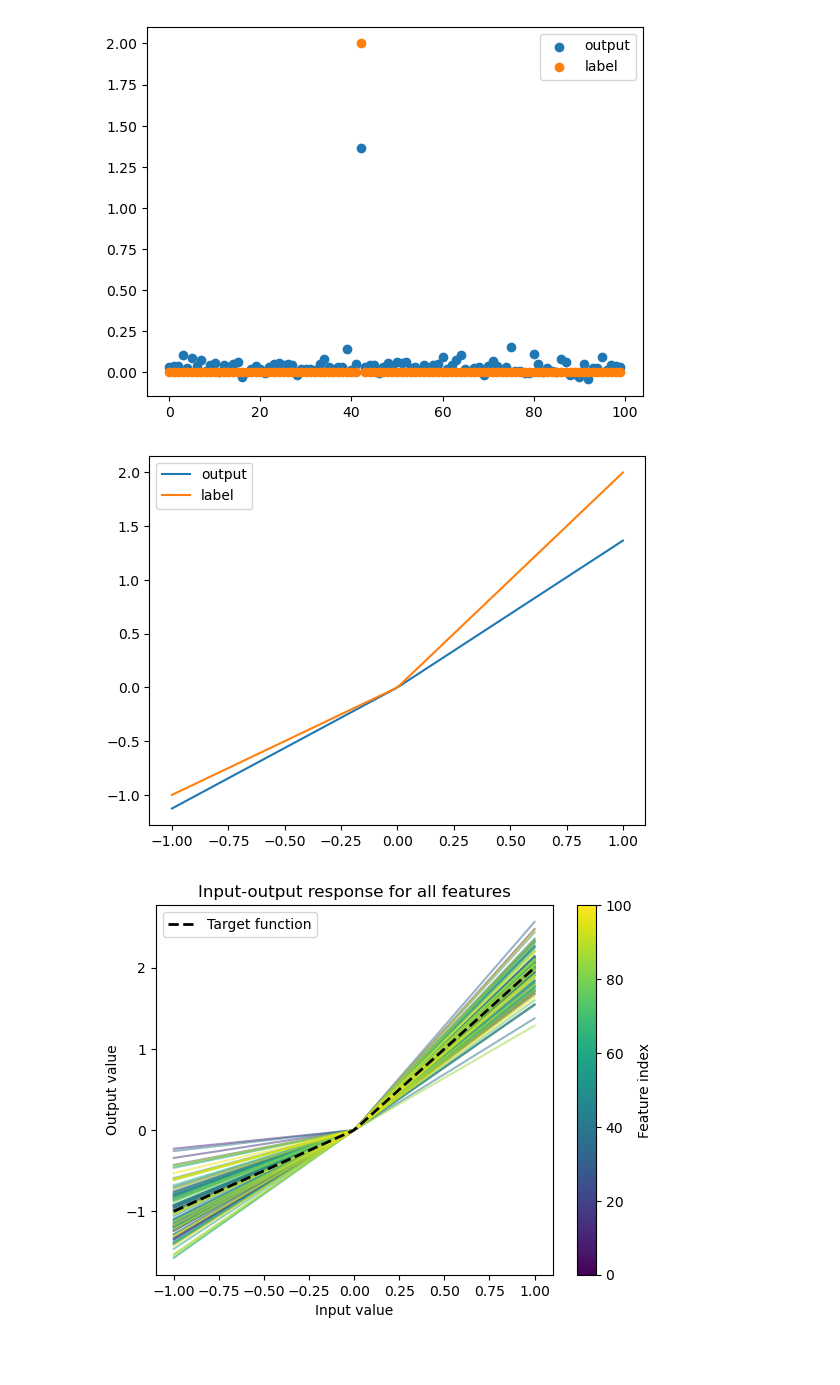
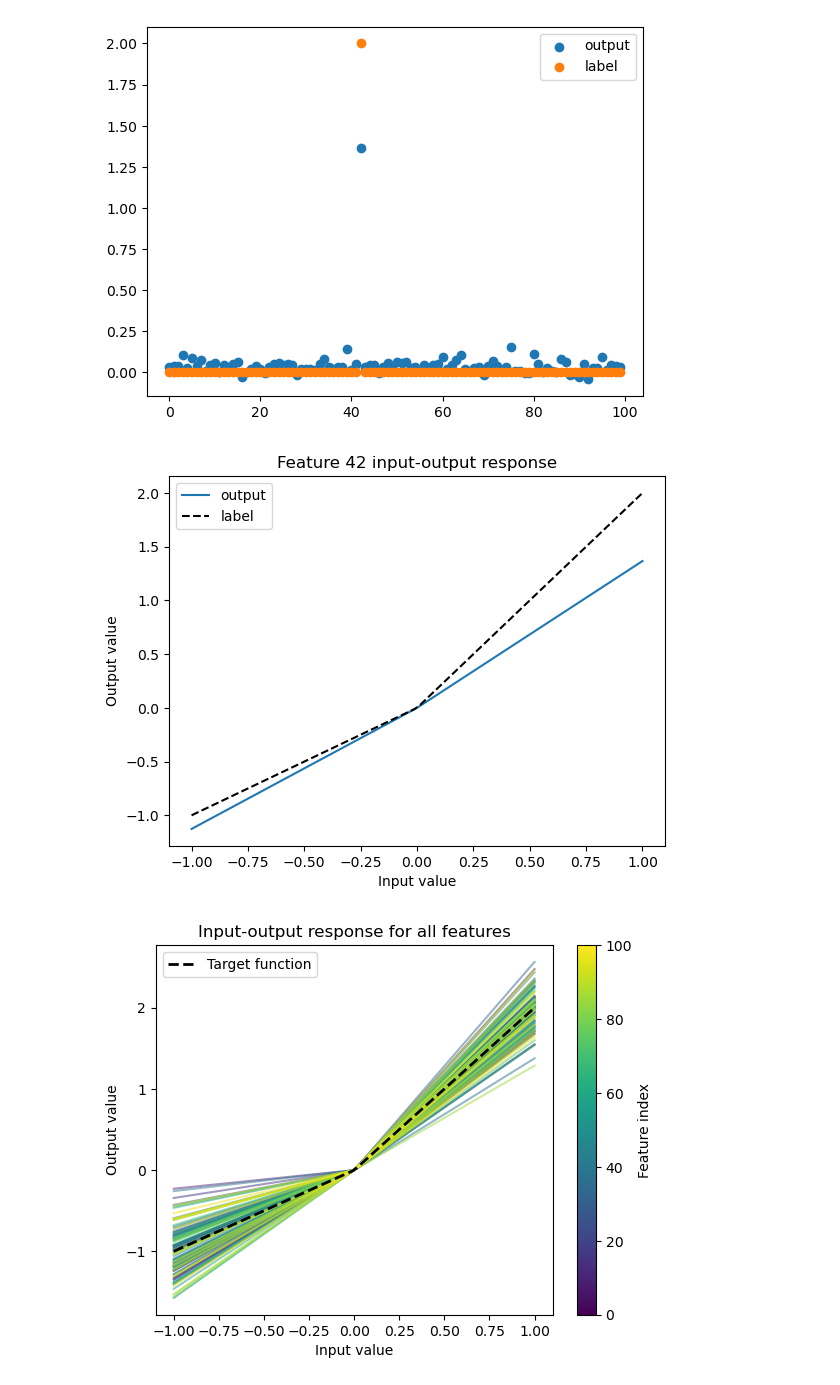
Before and after one commit to mshahoyi/mars_relu_mlp, a Jupyter notebook: mars_mechinterp.ipynb, the cells around one changed output. Saved outputs shown, nothing was run; the diff lists cells and outputs as text; code cells hidden in the pictures; blank space fills up the shorter version.

```diff
--- a/mars_mechinterp.ipynb
+++ b/mars_mechinterp.ipynb
@@ -226,18 +226,21 @@ plt.show()
 # %%
 # Plot the input output response for feature 42
 batch_size = 100
 batch = torch.zeros(batch_size, config.n_features)
 x = torch.linspace(-1, 1, batch_size)
 batch[:, 42] = x
 label = F.relu(batch) + batch
 out = model(batch).detach()
 
 plt.plot(x, out[:, 42], label="output")
-plt.plot(x, label[:, 42], label="label")
+plt.plot(x, label[:, 42], 'k--', label="label")
+plt.title("Feature 42 input-output response")
+plt.xlabel("Input value")
+plt.ylabel("Output value")
 plt.legend()
 plt.show()
 # %% [output]
-[figure, old version]
+[figure, new version]
 # %%
 batch_size = 100
 x = torch.linspace(-1, 1, batch_size)
```
Also changed, not shown: parts of 13 cells of this notebook.
